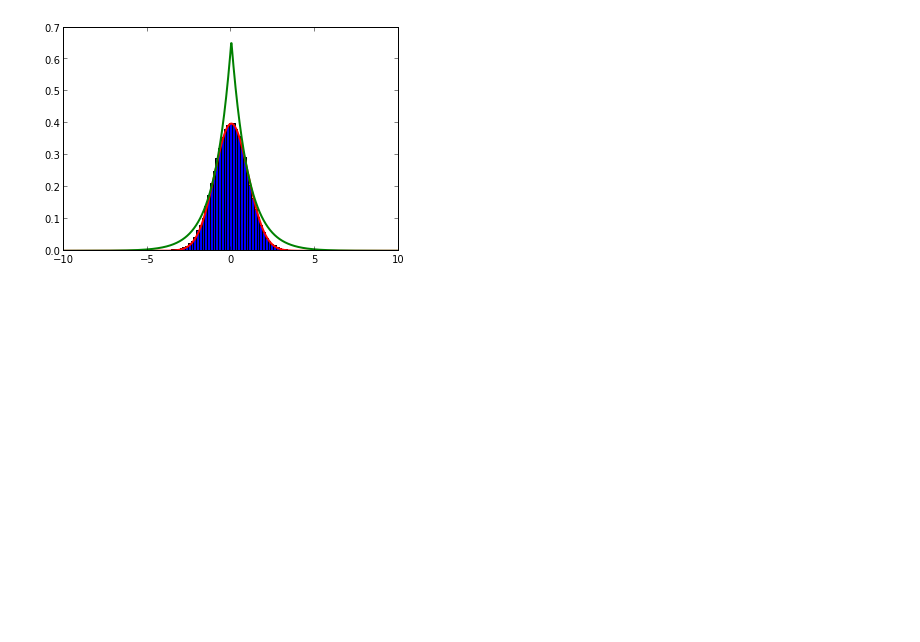
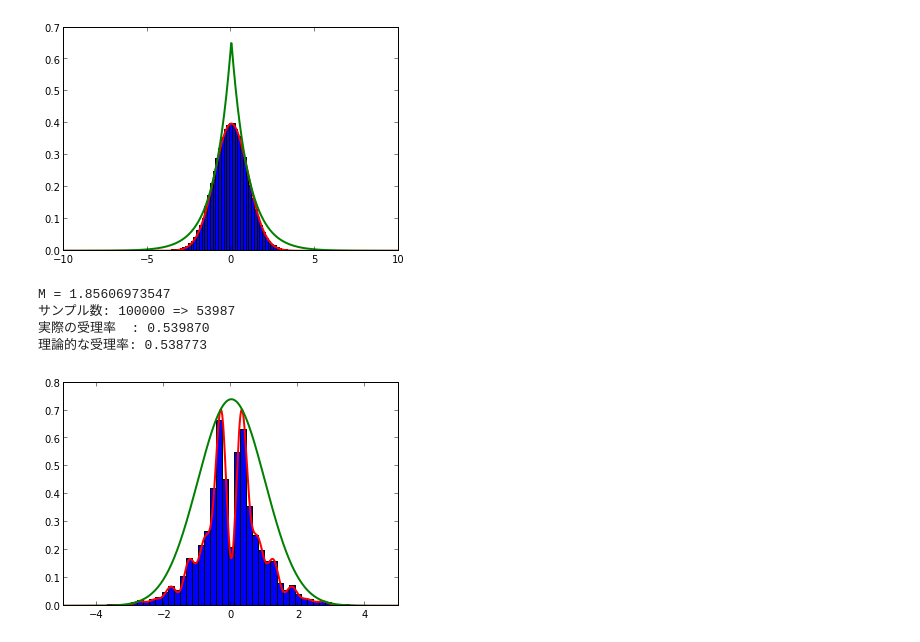
Before and after one commit to aidiary/PRML, a Jupyter notebook: ch11/accept_reject.ipynb, the cells around one changed output. Drawn from its saved outputs; the diff is of its cells as text; code cells hidden in the pictures; blank space fills up the shorter version.

```diff
--- a/ch11/accept_reject.ipynb
+++ b/ch11/accept_reject.ipynb
@@ -282,3 +282,69 @@ M = 1.31548924696
 実際の受理率  : 0.758460
 理論的な受理率: 0.760173
 [figure]
+# %%
+# 正規乱数を受理・棄却法で生成
+# 任意の確率分布にしたがう乱数を生成する
+
+import numpy as np
+import matplotlib.pyplot as plt
+import scipy.optimize
+import scipy.integrate
+from scipy.stats import norm
+
+np.random.seed()
+
+# 正規化前の目標分布f
+f = lambda x: np.exp(-x**2 / 2) * (np.sin(6*x)**2 + 3 * np.cos(x)**2 * np.sin(4*x)**2 + 1)
+
+# 正規化定数
+I = scipy.integrate.quad(f, -Inf, Inf)[0]
+
+# 正規化済み（積分が1）の目標分布
+f = lambda x: np.exp(-x**2 / 2) * (np.sin(6*x)**2 + 3 * np.cos(x)**2 * np.sin(4*x)**2 + 1) / I
+
+# 提案分布g
+gv = norm(loc=0.0, scale=1.0)
+g = gv.pdf
+
+# 分布の上限を指定する定数Mを設定
+xopt = scipy.optimize.fmin(lambda x: - f(x) / g(x), 0.0, disp=False)[0]
+# そこでの値をMとする
+M = f(xopt) / g(xopt)
+print "M =", M
+
+# 受理・棄却法
+Nsim = 100000
+
+# 提案分布gからの乱数Yを生成
+Y = gv.rvs(size=Nsim)
+
+# 一様乱数UをNsim個生成
+U = uniform.rvs(size=Nsim)
+
+# Yから受理の条件を満たすサンプルXを残して残りを棄却
+X = Y[U <= f(Y) / (M * g(Y))]
+print u"サンプル数: %d => %d" % (len(Y), len(X))
+print u"実際の受理率  : %f" % (len(X) / float(len(Y)))
+print u"理論的な受理率: %f" % (1.0 / M)
+
+# 目標分布を描画
+x = np.linspace(-10, 10, 1000)
+y = f(x)
+plt.plot(x, y, 'r-', lw=2)
+
+# 提案分布を描画
+y = M * g(x)
+plt.plot(x, y, 'g-', lw=2)
+
+# 受理した乱数の分布を描画
+plt.hist(X, bins=50, normed=True)
+
+plt.xlim((-5, 5))
+plt.show()
+# %% [output]
+M = 1.85606973547
+サンプル数: 100000 => 53987
+実際の受理率  : 0.539870
+理論的な受理率: 0.538773
+[figure, added]
```
